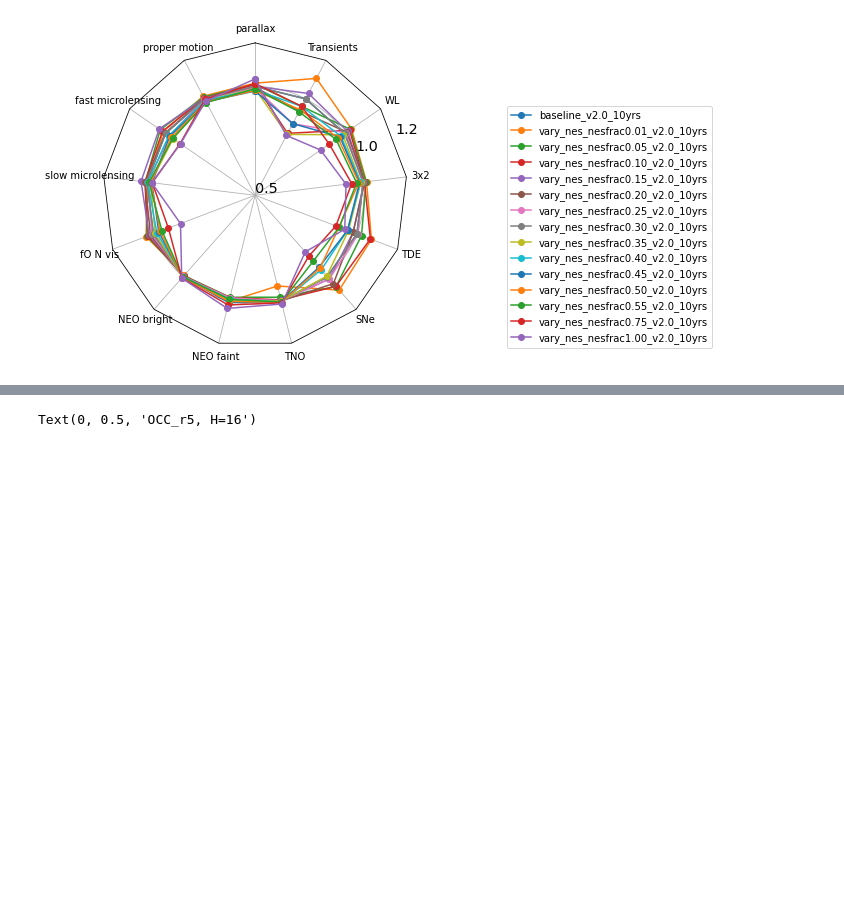
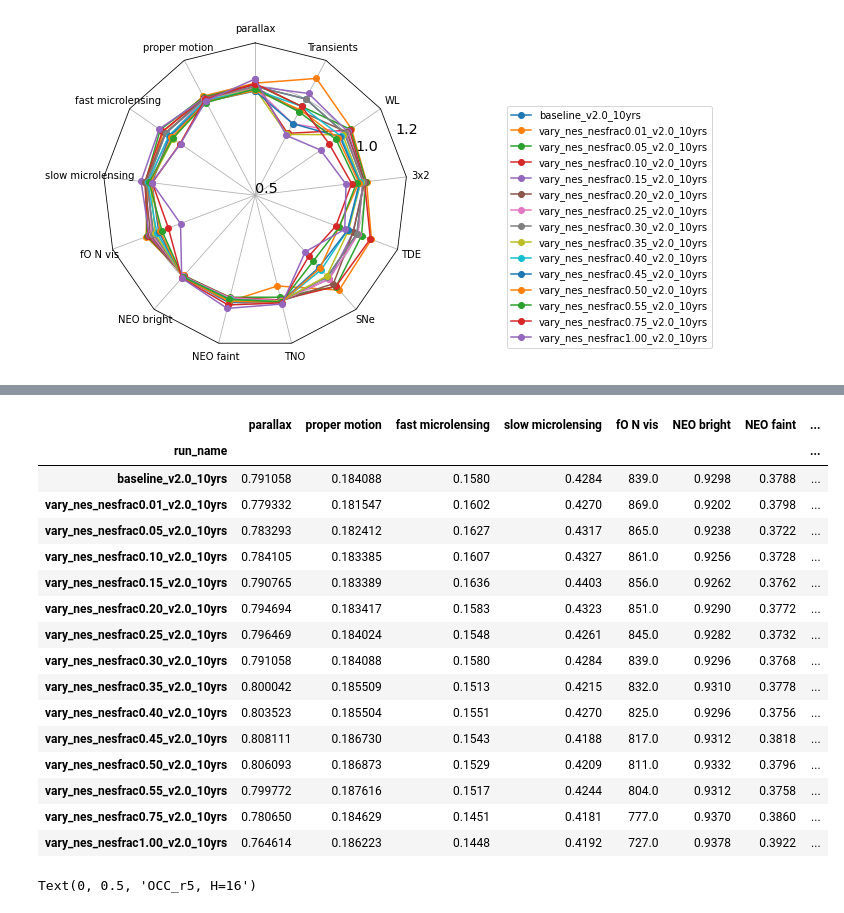
Before and after one commit to lsst-sims/sims_featureScheduler_runs2.0, a Jupyter notebook: maf/combined_look.ipynb, the cells around one changed output, grey strips where cells are left out. Cells and saved outputs as stored; diff of their text form; code cells hidden in the pictures; blank space fills up the shorter version.

```diff
--- a/maf/combined_look.ipynb
+++ b/maf/combined_look.ipynb
@@ -315,3 +323,23 @@ fig.tight_layout()
+# %%
+data.loc[runs]
+# %% [output]
+|  | parallax | proper motion | fast microlensing | slow microlensing | fO N vis | NEO bright | NEO faint | ... |
+| run_name |  |  |  |  |  |  |  | ... |
+| baseline_v2.0_10yrs | 0.791058 | 0.184088 | 0.1580 | 0.4284 | 839.0 | 0.9298 | 0.3788 | ... |
+| vary_nes_nesfrac0.01_v2.0_10yrs | 0.779332 | 0.181547 | 0.1602 | 0.4270 | 869.0 | 0.9202 | 0.3798 | ... |
+| vary_nes_nesfrac0.05_v2.0_10yrs | 0.783293 | 0.182412 | 0.1627 | 0.4317 | 865.0 | 0.9238 | 0.3722 | ... |
+| vary_nes_nesfrac0.10_v2.0_10yrs | 0.784105 | 0.183385 | 0.1607 | 0.4327 | 861.0 | 0.9256 | 0.3728 | ... |
+| vary_nes_nesfrac0.15_v2.0_10yrs | 0.790765 | 0.183389 | 0.1636 | 0.4403 | 856.0 | 0.9262 | 0.3762 | ... |
+| vary_nes_nesfrac0.20_v2.0_10yrs | 0.794694 | 0.183417 | 0.1583 | 0.4323 | 851.0 | 0.9290 | 0.3772 | ... |
+| vary_nes_nesfrac0.25_v2.0_10yrs | 0.796469 | 0.184024 | 0.1548 | 0.4261 | 845.0 | 0.9282 | 0.3732 | ... |
+| vary_nes_nesfrac0.30_v2.0_10yrs | 0.791058 | 0.184088 | 0.1580 | 0.4284 | 839.0 | 0.9296 | 0.3768 | ... |
+| vary_nes_nesfrac0.35_v2.0_10yrs | 0.800042 | 0.185509 | 0.1513 | 0.4215 | 832.0 | 0.9310 | 0.3778 | ... |
+| vary_nes_nesfrac0.40_v2.0_10yrs | 0.803523 | 0.185504 | 0.1551 | 0.4270 | 825.0 | 0.9296 | 0.3756 | ... |
+| vary_nes_nesfrac0.45_v2.0_10yrs | 0.808111 | 0.186730 | 0.1543 | 0.4188 | 817.0 | 0.9312 | 0.3818 | ... |
+| vary_nes_nesfrac0.50_v2.0_10yrs | 0.806093 | 0.186873 | 0.1529 | 0.4209 | 811.0 | 0.9332 | 0.3796 | ... |
+| vary_nes_nesfrac0.55_v2.0_10yrs | 0.799772 | 0.187616 | 0.1517 | 0.4244 | 804.0 | 0.9312 | 0.3758 | ... |
+| vary_nes_nesfrac0.75_v2.0_10yrs | 0.780650 | 0.184629 | 0.1451 | 0.4181 | 777.0 | 0.9370 | 0.3860 | ... |
+| vary_nes_nesfrac1.00_v2.0_10yrs | 0.764614 | 0.186223 | 0.1448 | 0.4192 | 727.0 | 0.9378 | 0.3922 | ... |
 # %%
 fig, ax = plt.subplots()
 ax.plot(df['DifferentialCompleteness H = 21.000000 Discovery_N_Chances MBA 3 pairs in 15 nights trailing loss MoObjSlicer'][runs])
```
Also changed, not shown: parts of 1 cell of this notebook, 1 other file.
